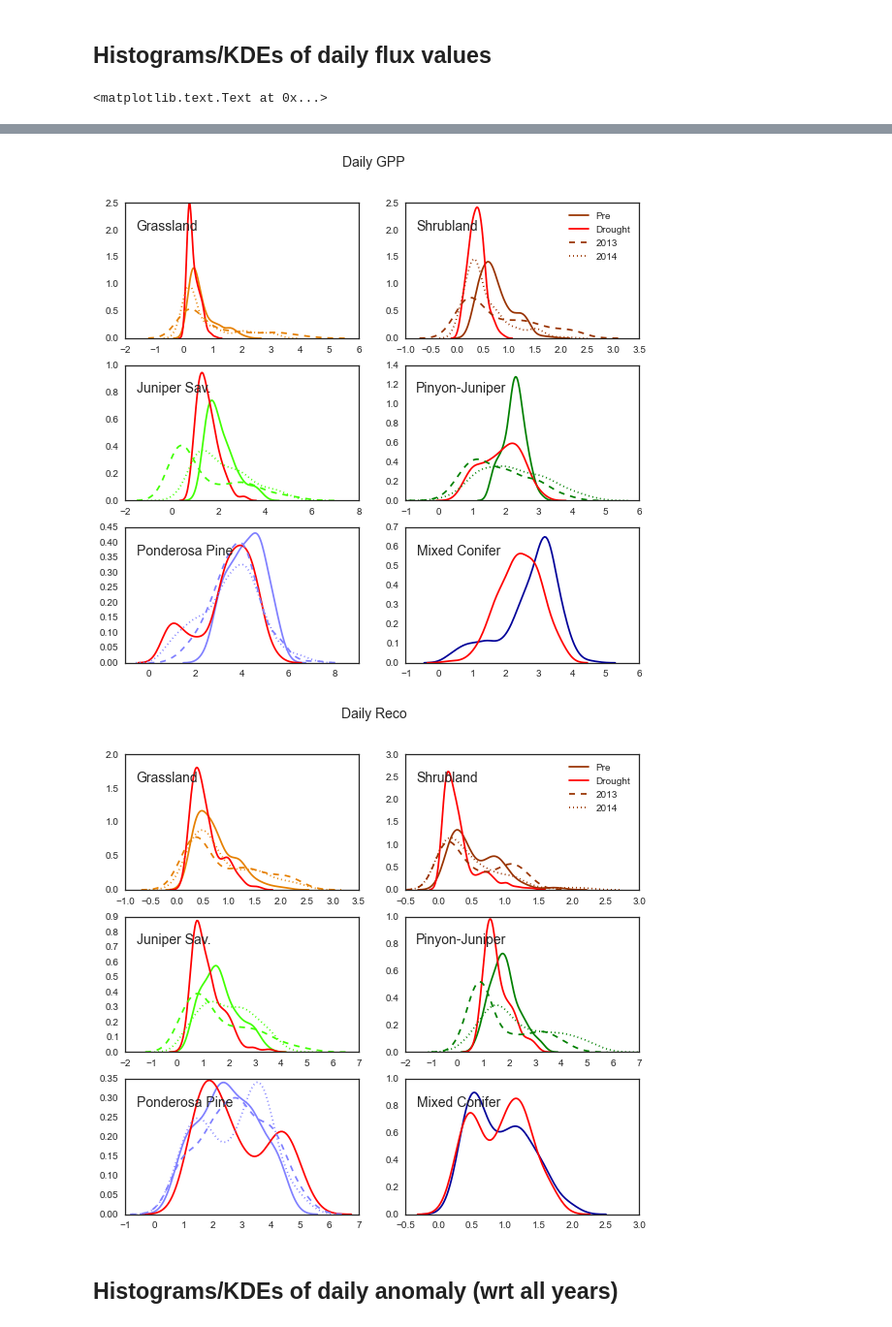
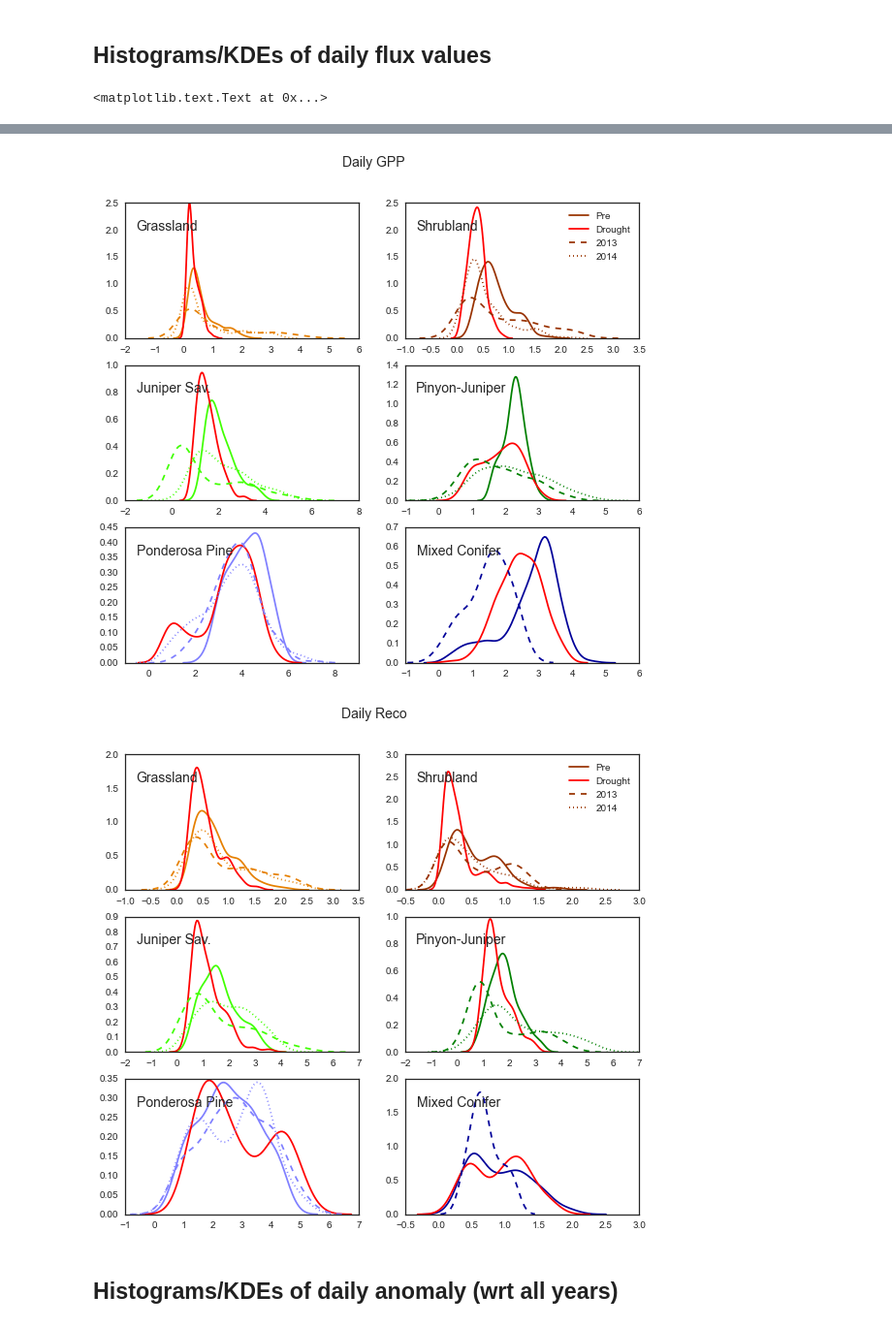
Before and after one commit to gremau/NMEG_miscellany, a Jupyter notebook: multiyear_means_and_anomaly.ipynb, the cells around one changed output, grey strips where cells are left out. Shown at 97% size. Cells and saved outputs as stored; diff of their text form; code cells hidden in the pictures.

Commit message:
Minor fix to anomaly plotting

```diff
--- a/multiyear_means_and_anomaly.ipynb
+++ b/multiyear_means_and_anomaly.ipynb
@@ -469,11 +469,23 @@ def plot_drought_kde( clim, fig, anom=False, preanom=False ):
             kde_vars = ['predrght_mean','drght_mean','2013','2014']
             legend_label = ['Pre', 'Drought', '2013', '2014']
 
-        sns.kdeplot(data[kde_vars[0]].dropna(), legend=False, color=nmeg_palette[i])
-        sns.kdeplot(data[kde_vars[1]].dropna(), legend=False, color='red')
-        sns.kdeplot(data[kde_vars[2]].dropna(), legend=False, color=nmeg_palette[i], ls='--')
         if site!='Vcm' and preanom==False:
+            sns.kdeplot(data[kde_vars[0]].dropna(), legend=False, color=nmeg_palette[i])
+            sns.kdeplot(data[kde_vars[1]].dropna(), legend=False, color='red')
+            sns.kdeplot(data[kde_vars[2]].dropna(), legend=False, color=nmeg_palette[i], ls='--')
             sns.kdeplot(data[kde_vars[3]].dropna(), legend=False, color=nmeg_palette[i], ls=':')
+        elif site!='Vcm' and preanom==True:
+            sns.kdeplot(data[kde_vars[0]].dropna(), legend=False, color='red')
+            sns.kdeplot(data[kde_vars[1]].dropna(), legend=False, color=nmeg_palette[i])
+            sns.kdeplot(data[kde_vars[2]].dropna(), legend=False, color=nmeg_palette[i], ls='--')
+        elif site=='Vcm' and preanom==False:
+            sns.kdeplot(data[kde_vars[0]].dropna(), legend=False, color=nmeg_palette[i])
+            sns.kdeplot(data[kde_vars[1]].dropna(), legend=False, color='red')
+            sns.kdeplot(data[kde_vars[2]].dropna(), legend=False, color=nmeg_palette[i], ls='--')
+        elif site=='Vcm' and preanom==True:
+            sns.kdeplot(data[kde_vars[0]].dropna(), legend=False, color='red')
+            sns.kdeplot(data[kde_vars[1]].dropna(), legend=False, color=nmeg_palette[i])
+
         plt.text( .05, .8, nmeg_names[i], size=14, transform=ax.transAxes  )
         ax.set_xlabel('')
         if i==1:
@@ -497,5 +509,5 @@ plt.suptitle('Daily Reco', size=14)
-[figure, old version]
+[figure, new version]
-[figure, old version]
+[figure, new version]
 # %% [markdown]
 ## Histograms/KDEs of daily anomaly (wrt all years)
 # %%
```
Also changed, not shown: parts of 6 cells of this notebook.
